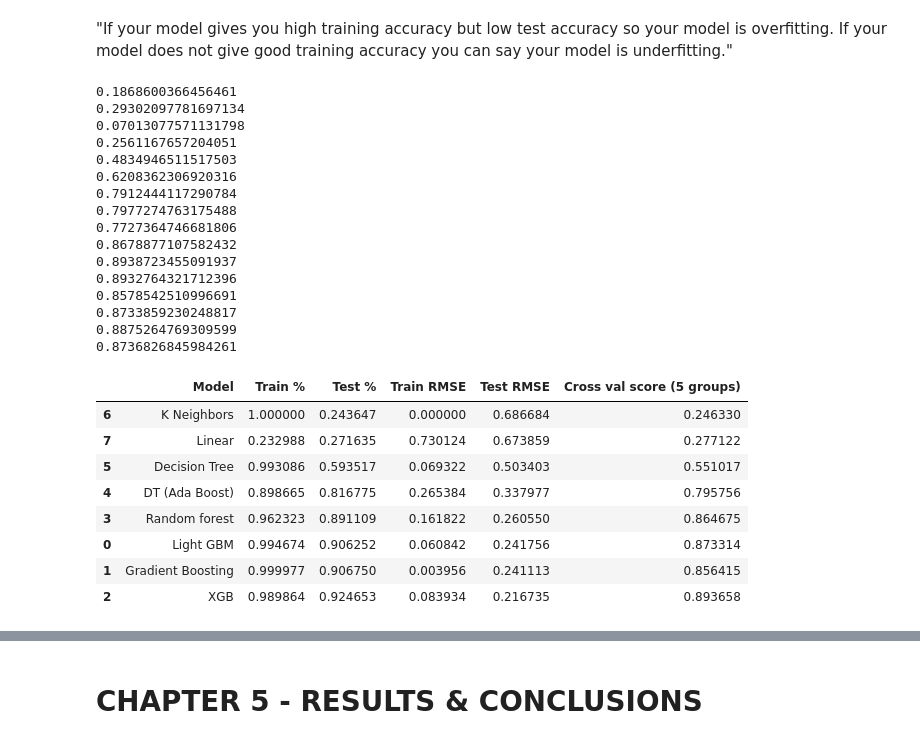
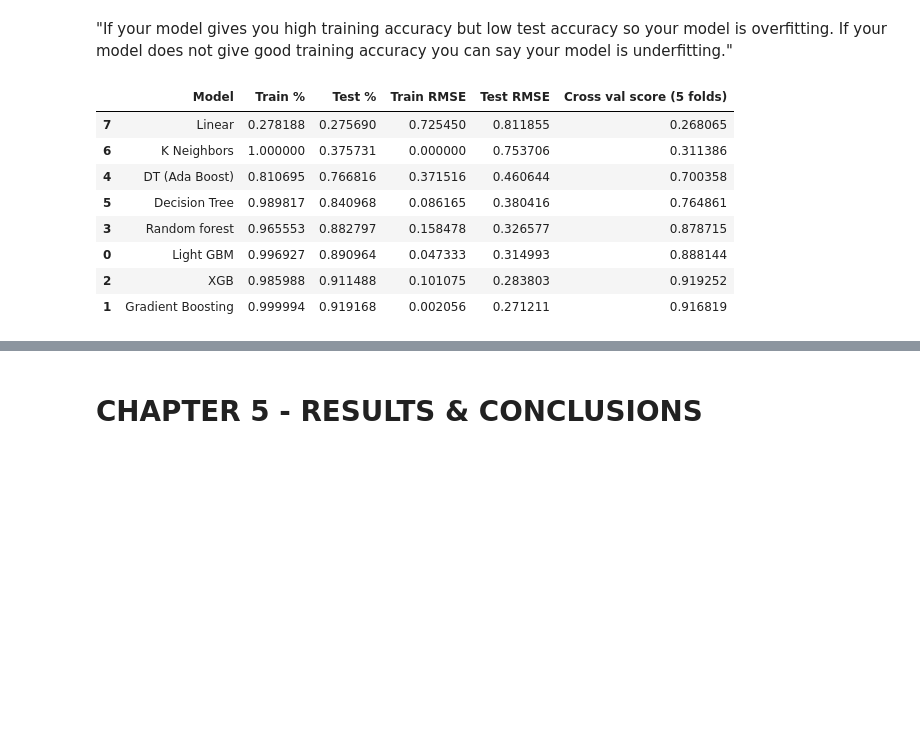
Before and after one commit to iberius96/Python-Suicides-Europe, a Jupyter notebook: main.ipynb, the cells around one changed output, grey strips where cells are left out. Saved outputs shown, nothing was run; the diff lists cells and outputs as text; code cells hidden in the pictures; blank space fills up the shorter version.

```diff
--- a/main.ipynb
+++ b/main.ipynb
@@ -521,10 +518,6 @@ labour = unemployment_rates.merge(
     adult_education,
     on = join_columns,
     how = 'left'
-).merge(
-    wage_level,
-    on = join_columns,
-    how = 'left'
 )
 
 labour.shape
@@ -823,14 +822,8 @@ plt.show()
 # %%
 from sklearn.preprocessing import RobustScaler, StandardScaler, LabelEncoder
 
-# TODO
-# With wage_level (681, 11)
-# Without wage_level (1251, 10)
-
 le = LabelEncoder()
 df = merged_data.copy().dropna() # TODO - Remove na?
-
-# df = df[['country', 'year', 'sex', 'suicides_no', 'adult_education']]
 
 # Encode categorical data
 df.country = le.fit_transform(df.country)
@@ -838,7 +831,7 @@ df.sex = le.fit_transform(df.sex) # 0 female - 1 male - 2 total
 
 # Feature scaling
 # removes the median and scales the data according to the quantile range
-numerical = ['suicides_no','unemployment_rates','compensation','hours_worked','tax_wedge','GDP_per_capita','adult_education', 'wage_level']
+numerical = ['suicides_no','unemployment_rates','compensation','hours_worked','tax_wedge','GDP_per_capita','adult_education']
 
 #numerical = ['suicides_no', 'adult_education']
 
@@ -882,8 +887,8 @@ from lightgbm import LGBMRegressor
 
 from sklearn.ensemble import GradientBoostingRegressor
 
-groups = 5
-results = pd.DataFrame(columns=['Model', 'Train %', 'Test %', 'Train RMSE', 'Test RMSE', 'Cross val score (' + str(groups) + ' groups)'])
+folds = 5
+results = pd.DataFrame(columns=['Model', 'Train %', 'Test %', 'Train RMSE', 'Test RMSE', 'Cross val score (' + str(folds) + ' folds)'])
 
 def autoFit(regressor, idStr):
     regressor.fit(X_train, y_train)
@@ -894,15 +899,7 @@ def autoFit(regressor, idStr):
     acc_train_score = regressor.score(X_train, y_train)
     acc_test_score = regressor.score(X_test, y_test)
 
-    #
-    training_predictions = cross_val_predict(regressor,X_train,y_train,cv=groups)
-    testing_predictions = cross_val_predict(regressor,X_test,y_test,cv=groups)
-
-    print(r2_score(y_train,training_predictions))
-    print(r2_score(y_test,testing_predictions))
-    #
-
-    mean_cross_val_score = cross_val_score(regressor, X_test, y_test, cv=groups, scoring='r2').mean()
+    mean_cross_val_score = cross_val_score(regressor, X_test, y_test, cv=folds, scoring='r2').mean()
 
     rmse_train = np.sqrt(mean_squared_error(y_train, y_train_pred))
     rmse_test = np.sqrt(mean_squared_error(y_test, y_test_pred))
@@ -950,55 +947,39 @@ ada_boost_regressor = autoFit(
 
 random_forest_regressor = autoFit(
     RandomForestRegressor(max_depth=7),
     'Random forest'
 )
 
 xgb_boost_regressor = autoFit(
     XGBRegressor(learning_rate=0.1,max_depth=4),
     'XGB'
 )
 
 gradient_boosting_regressor = autoFit(
     GradientBoostingRegressor(max_depth=100, max_features=2, min_samples_leaf=5,
                           min_samples_split=10, n_estimators=1000),
     'Gradient Boosting'
 )
 
 lgbm_regressor = autoFit(
     LGBMRegressor(**{
     'task': 'train',
     'boosting_type': 'gbdt',
     'objective': 'regression',
     'metric': ['l2', 'auc'],
     'learning_rate':0.5
     }),
     'Light GBM'
 )
 
 results.sort_values(by=['Test %'])
 # %% [output]
-0.1868600366456461
-0.29302097781697134
-0.07013077571131798
-0.2561167657204051
-0.4834946511517503
-0.6208362306920316
-0.7912444117290784
-0.7977274763175488
-0.7727364746681806
-0.8678877107582432
-0.8938723455091937
-0.8932764321712396
-0.8578542510996691
-0.8733859230248817
-0.8875264769309599
-0.8736826845984261
-|  | Model | Train % | Test % | Train RMSE | Test RMSE | Cross val score (5 groups) |
-| 6 | K Neighbors | 1.000000 | 0.243647 | 0.000000 | 0.686684 | 0.246330 |
-| 7 | Linear | 0.232988 | 0.271635 | 0.730124 | 0.673859 | 0.277122 |
-| 5 | Decision Tree | 0.993086 | 0.593517 | 0.069322 | 0.503403 | 0.551017 |
-| 4 | DT (Ada Boost) | 0.898665 | 0.816775 | 0.265384 | 0.337977 | 0.795756 |
-| 3 | Random forest | 0.962323 | 0.891109 | 0.161822 | 0.260550 | 0.864675 |
-| 0 | Light GBM | 0.994674 | 0.906252 | 0.060842 | 0.241756 | 0.873314 |
-| 1 | Gradient Boosting | 0.999977 | 0.906750 | 0.003956 | 0.241113 | 0.856415 |
-| 2 | XGB | 0.989864 | 0.924653 | 0.083934 | 0.216735 | 0.893658 |
+|  | Model | Train % | Test % | Train RMSE | Test RMSE | Cross val score (5 folds) |
+| 7 | Linear | 0.278188 | 0.275690 | 0.725450 | 0.811855 | 0.268065 |
+| 6 | K Neighbors | 1.000000 | 0.375731 | 0.000000 | 0.753706 | 0.311386 |
+| 4 | DT (Ada Boost) | 0.810695 | 0.766816 | 0.371516 | 0.460644 | 0.700358 |
+| 5 | Decision Tree | 0.989817 | 0.840968 | 0.086165 | 0.380416 | 0.764861 |
+| 3 | Random forest | 0.965553 | 0.882797 | 0.158478 | 0.326577 | 0.878715 |
+| 0 | Light GBM | 0.996927 | 0.890964 | 0.047333 | 0.314993 | 0.888144 |
+| 2 | XGB | 0.985988 | 0.911488 | 0.101075 | 0.283803 | 0.919252 |
+| 1 | Gradient Boosting | 0.999994 | 0.919168 | 0.002056 | 0.271211 | 0.916819 |
```
Also changed, not shown: parts of 15 cells of this notebook.
